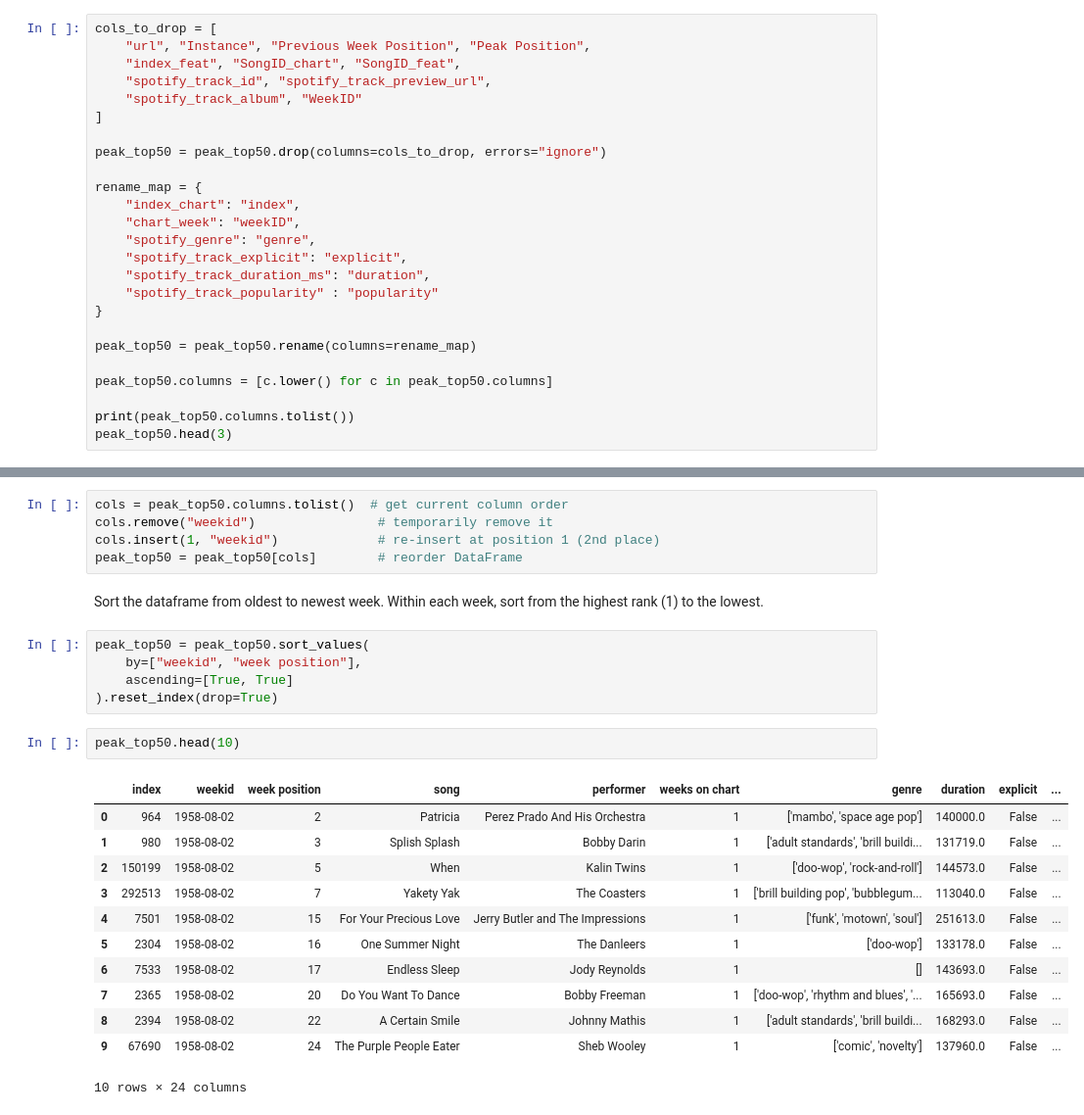
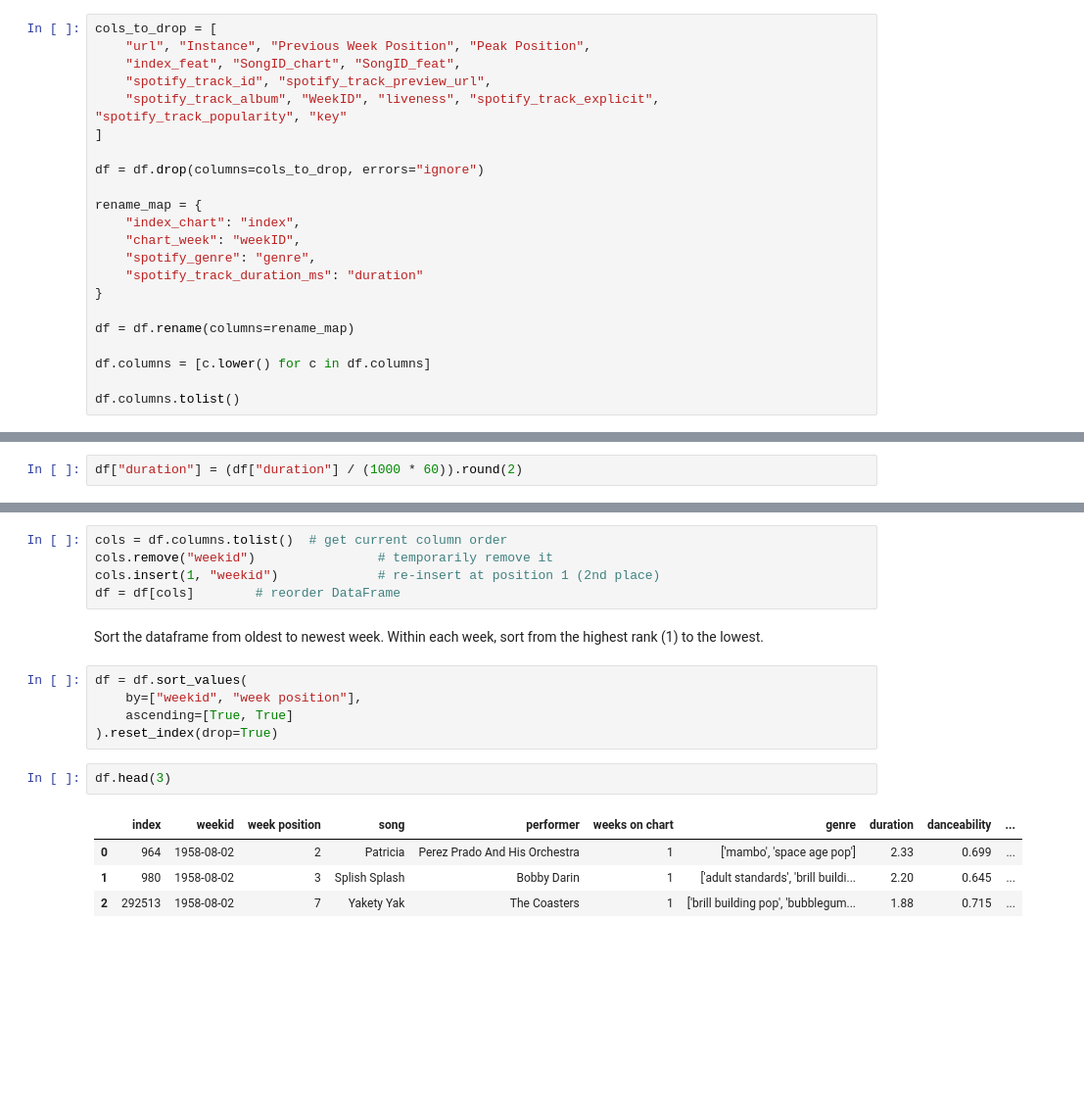
Before and after one commit to andyy-liu/billboard-audio-trends, a Jupyter notebook: notebooks/01_load_and_merge.ipynb, the cells around one changed output, grey strips where cells are left out. Shown at 98% size. Drawn from its saved outputs; the diff is of its cells as text; blank space fills up the shorter version.

Commit message:
fixed some data

```diff
--- a/notebooks/01_load_and_merge.ipynb
+++ b/notebooks/01_load_and_merge.ipynb
@@ -93,24 +92,21 @@ cols_to_drop = [
     "url", "Instance", "Previous Week Position", "Peak Position",
     "index_feat", "SongID_chart", "SongID_feat",
     "spotify_track_id", "spotify_track_preview_url",
-    "spotify_track_album", "WeekID"
+    "spotify_track_album", "WeekID", "liveness", "spotify_track_explicit", "spotify_track_popularity", "key"
 ]
 
-peak_top50 = peak_top50.drop(columns=cols_to_drop, errors="ignore")
+df = df.drop(columns=cols_to_drop, errors="ignore")
 
 rename_map = {
     "index_chart": "index",
     "chart_week": "weekID",
     "spotify_genre": "genre",
-    "spotify_track_explicit": "explicit",
-    "spotify_track_duration_ms": "duration",
-    "spotify_track_popularity" : "popularity"
+    "spotify_track_duration_ms": "duration"
 }
 
-peak_top50 = peak_top50.rename(columns=rename_map)
+df = df.rename(columns=rename_map)
 
-peak_top50.columns = [c.lower() for c in peak_top50.columns]
+df.columns = [c.lower() for c in df.columns]
 
-print(peak_top50.columns.tolist())
-peak_top50.head(3)
+df.columns.tolist()
 # %% [output]
@@ -123,30 +135,24 @@ peak_top50.head(3)
+# %%
+df["duration"] = (df["duration"] / (1000 * 60)).round(2)
 # %% [markdown]
 Move weekid to the 2nd column for legibility.
 # %%
-cols = peak_top50.columns.tolist()  # get current column order
+cols = df.columns.tolist()  # get current column order
 cols.remove("weekid")                # temporarily remove it
 cols.insert(1, "weekid")             # re-insert at position 1 (2nd place)
-peak_top50 = peak_top50[cols]        # reorder DataFrame
+df = df[cols]        # reorder DataFrame
 # %% [markdown]
 Sort the dataframe from oldest to newest week. Within each week, sort from the highest rank (1) to the lowest.
 # %%
-peak_top50 = peak_top50.sort_values(
+df = df.sort_values(
     by=["weekid", "week position"],
     ascending=[True, True]
 ).reset_index(drop=True)
 # %%
-peak_top50.head(10)
+df.head(3)
 # %% [output]
-|  | index | weekid | week position | song | performer | weeks on chart | genre | duration | explicit | ... |
-| 0 | 964 | 1958-08-02 | 2 | Patricia | Perez Prado And His Orchestra | 1 | ['mambo', 'space age pop'] | 140000.0 | False | ... |
-| 1 | 980 | 1958-08-02 | 3 | Splish Splash | Bobby Darin | 1 | ['adult standards', 'brill buildi... | 131719.0 | False | ... |
-| 2 | 150199 | 1958-08-02 | 5 | When | Kalin Twins | 1 | ['doo-wop', 'rock-and-roll'] | 144573.0 | False | ... |
-| 3 | 292513 | 1958-08-02 | 7 | Yakety Yak | The Coasters | 1 | ['brill building pop', 'bubblegum... | 113040.0 | False | ... |
-| 4 | 7501 | 1958-08-02 | 15 | For Your Precious Love | Jerry Butler and The Impressions | 1 | ['funk', 'motown', 'soul'] | 251613.0 | False | ... |
-| 5 | 2304 | 1958-08-02 | 16 | One Summer Night | The Danleers | 1 | ['doo-wop'] | 133178.0 | False | ... |
-| 6 | 7533 | 1958-08-02 | 17 | Endless Sleep | Jody Reynolds | 1 | [] | 143693.0 | False | ... |
-| 7 | 2365 | 1958-08-02 | 20 | Do You Want To Dance | Bobby Freeman | 1 | ['doo-wop', 'rhythm and blues', '... | 165693.0 | False | ... |
-| 8 | 2394 | 1958-08-02 | 22 | A Certain Smile | Johnny Mathis | 1 | ['adult standards', 'brill buildi... | 168293.0 | False | ... |
-| 9 | 67690 | 1958-08-02 | 24 | The Purple People Eater | Sheb Wooley | 1 | ['comic', 'novelty'] | 137960.0 | False | ... |
+|  | index | weekid | week position | song | performer | weeks on chart | genre | duration | danceability | ... |
+| 0 | 964 | 1958-08-02 | 2 | Patricia | Perez Prado And His Orchestra | 1 | ['mambo', 'space age pop'] | 2.33 | 0.699 | ... |
+| 1 | 980 | 1958-08-02 | 3 | Splish Splash | Bobby Darin | 1 | ['adult standards', 'brill buildi... | 2.20 | 0.645 | ... |
+| 2 | 292513 | 1958-08-02 | 7 | Yakety Yak | The Coasters | 1 | ['brill building pop', 'bubblegum... | 1.88 | 0.715 | ... |
-10 rows × 24 columns
 # %%
```
Also changed, not shown: parts of 8 cells of this notebook, 2 other files.
